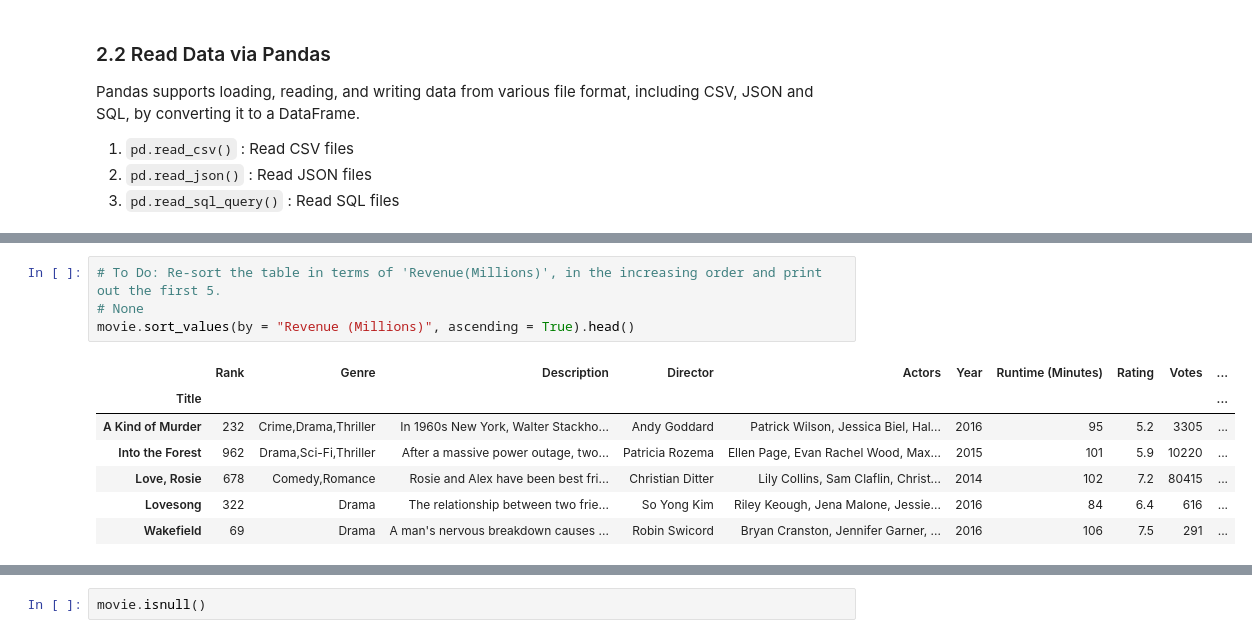
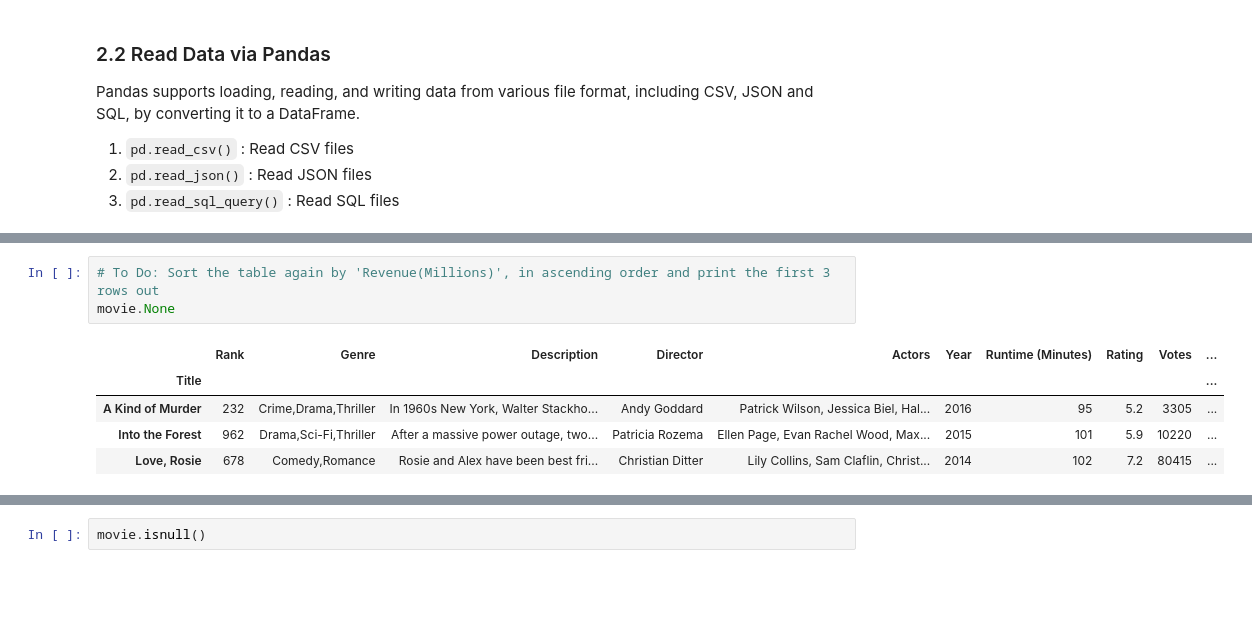
Before and after one commit to UCLAIS/Machine-Learning-Tutorials, a Jupyter notebook: notebooks/Session01-Pandas.ipynb, the cells around one changed output, grey strips where cells are left out. Drawn from its saved outputs; the diff is of its cells as text; blank space fills up the shorter version.

```diff
--- a/notebooks/Session01-Pandas.ipynb
+++ b/notebooks/Session01-Pandas.ipynb
@@ -229,12 +331,9 @@ None
 # %%
-# To Do: Re-sort the table in terms of 'Revenue(Millions)', in the increasing order and print out the first 5.
-# None
-movie.sort_values(by = "Revenue (Millions)", ascending = True).head()
+# To Do: Sort the table again by 'Revenue(Millions)', in ascending order and print the first 3 rows out
+movie.None
 # %% [output]
 |  | Rank | Genre | Description | Director | Actors | Year | Runtime (Minutes) | Rating | Votes | ... |
 | Title |  |  |  |  |  |  |  |  |  | ... |
 | A Kind of Murder | 232 | Crime,Drama,Thriller | In 1960s New York, Walter Stackho... | Andy Goddard | Patrick Wilson, Jessica Biel, Hal... | 2016 | 95 | 5.2 | 3305 | ... |
 | Into the Forest | 962 | Drama,Sci-Fi,Thriller | After a massive power outage, two... | Patricia Rozema | Ellen Page, Evan Rachel Wood, Max... | 2015 | 101 | 5.9 | 10220 | ... |
 | Love, Rosie | 678 | Comedy,Romance | Rosie and Alex have been best fri... | Christian Ditter | Lily Collins, Sam Claflin, Christ... | 2014 | 102 | 7.2 | 80415 | ... |
-| Lovesong | 322 | Drama | The relationship between two frie... | So Yong Kim | Riley Keough, Jena Malone, Jessie... | 2016 | 84 | 6.4 | 616 | ... |
-| Wakefield | 69 | Drama | A man's nervous breakdown causes ... | Robin Swicord | Bryan Cranston, Jennifer Garner, ... | 2016 | 106 | 7.5 | 291 | ... |
```
Also changed, not shown: parts of 43 cells of this notebook, 1 other file.
